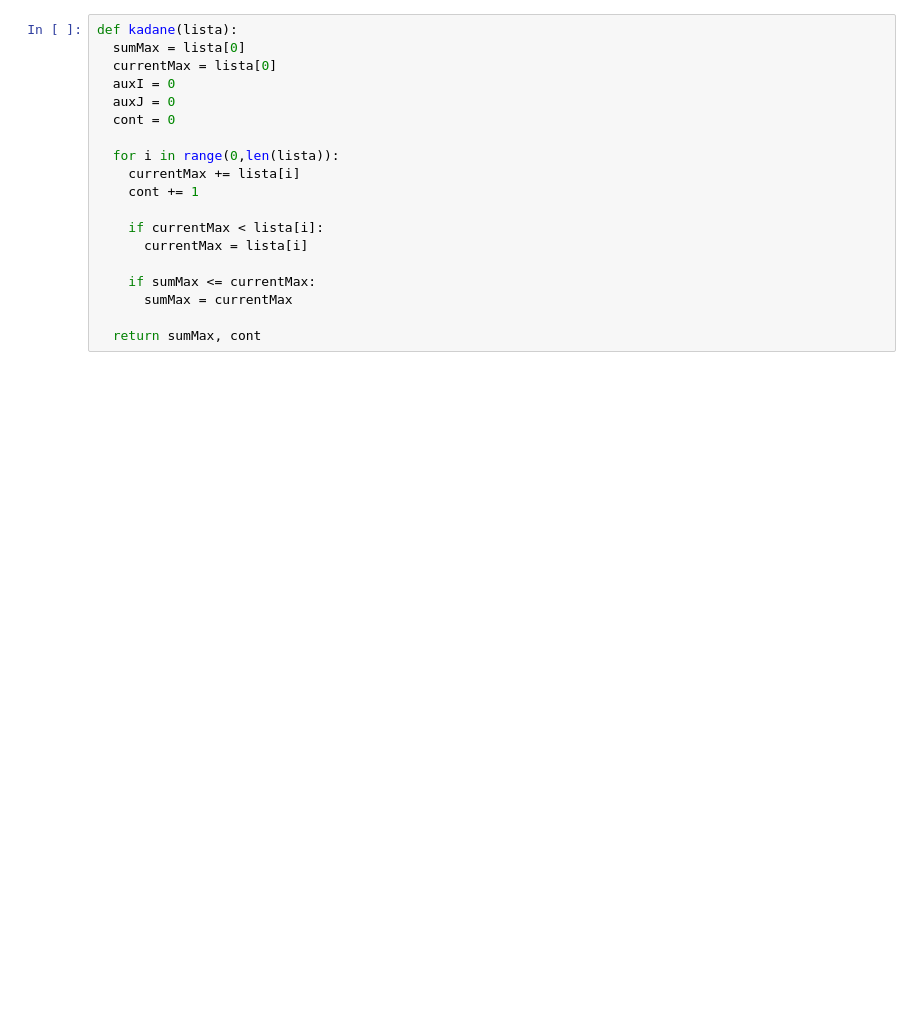
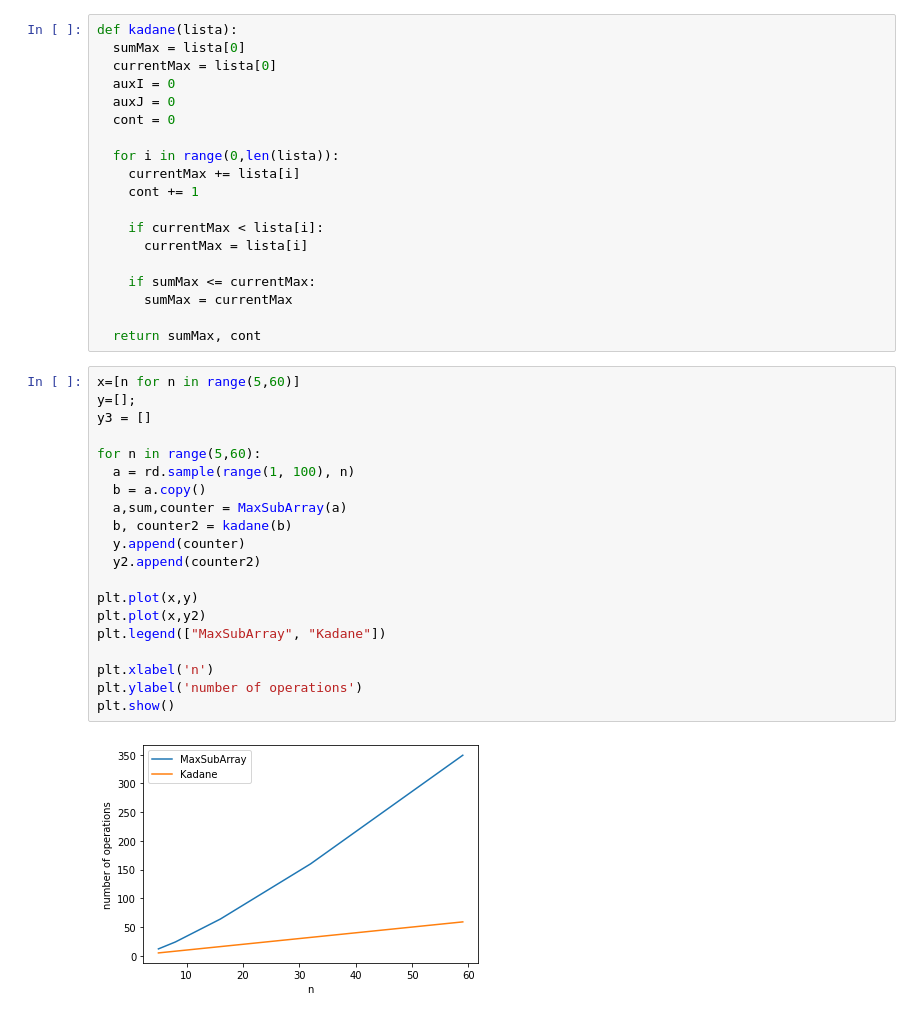
Before and after one commit to LosPowerPeralta/ADA-Informes-Matias, a Jupyter notebook: Informe_Problema_del_Sub_arreglo_máximo.ipynb, the cells around one changed output. Drawn from its saved outputs; the diff is of its cells as text; blank space fills up the shorter version.

```diff
--- a/Informe_Problema_del_Sub_arreglo_máximo.ipynb
+++ b/Informe_Problema_del_Sub_arreglo_máximo.ipynb
@@ -362,3 +362,25 @@ def kadane(lista):
       sumMax = currentMax
 
   return sumMax, cont
+# %%
+x=[n for n in range(5,60)]
+y=[];
+y3 = []
+
+for n in range(5,60):
+  a = rd.sample(range(1, 100), n)
+  b = a.copy()
+  a,sum,counter = MaxSubArray(a)
+  b, counter2 = kadane(b)
+  y.append(counter)
+  y2.append(counter2)
+
+plt.plot(x,y)
+plt.plot(x,y2)
+plt.legend(["MaxSubArray", "Kadane"])
+
+plt.xlabel('n')
+plt.ylabel('number of operations')
+plt.show()
+# %% [output]
+[figure, added]
```
Also changed, not shown: parts of 6 cells of this notebook.
